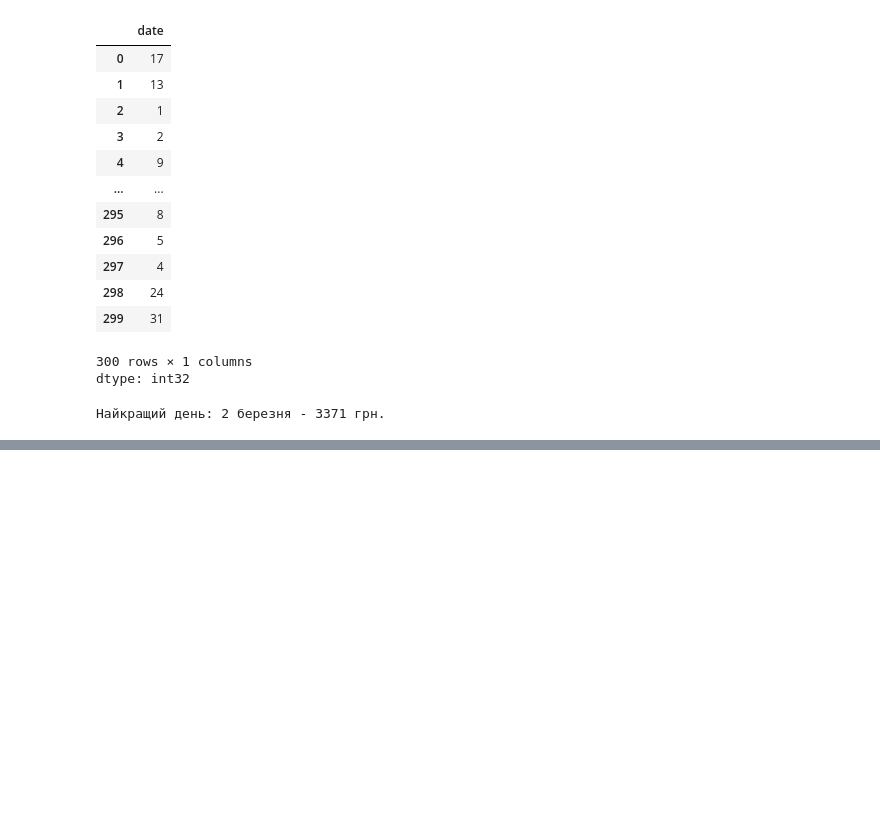
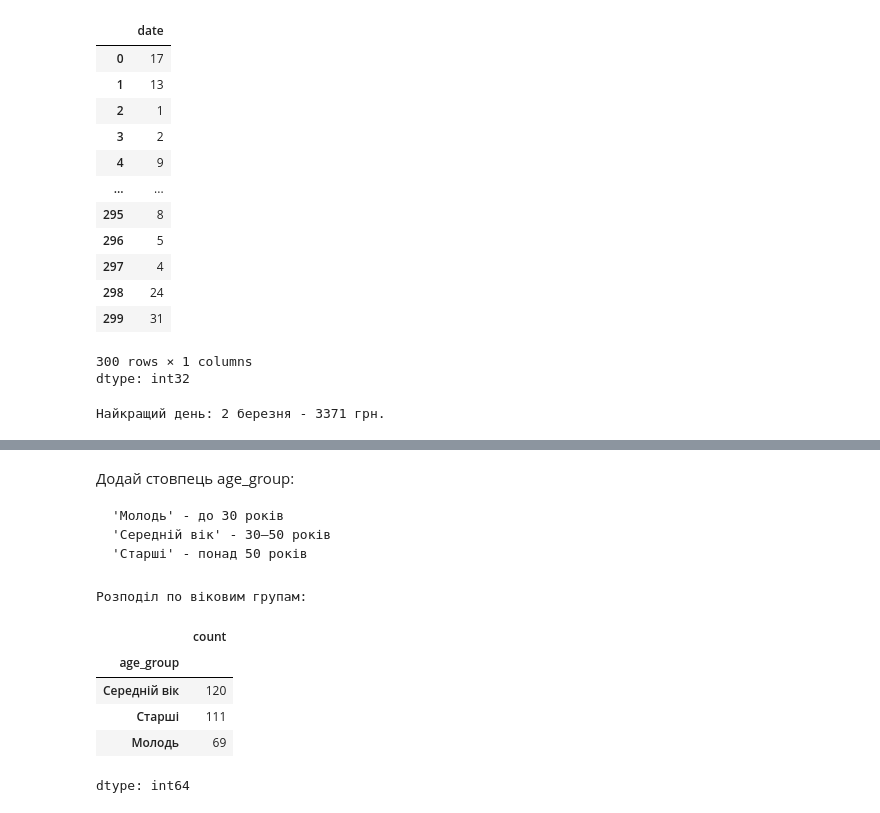
Before and after one commit to zzzer0-wav/myDTA_2026, a Jupyter notebook: projects_analysis/project_sales_analysis.ipynb, the cells around one changed output, grey strips where cells are left out. Drawn from its saved outputs; the diff is of its cells as text; code cells hidden in the pictures; blank space fills up the shorter version.

```diff
--- a/projects_analysis/project_sales_analysis.ipynb
+++ b/projects_analysis/project_sales_analysis.ipynb
@@ -482,0 +505,25 @@ Timestamp('2024-03-02 00:00:00')
+# %% [markdown]
+Додай стовпець age_group:
+
+    'Молодь' - до 30 років
+    'Середній вік' - 30–50 років
+    'Старші' - понад 50 років
+# %%
+df['age_group'] = pd.cut(
+    df['customer_age'],
+    bins=[0, 30, 50, 100],
+    labels=['Молодь', 'Cередній вік', 'Старші'],
+    right=False # [0, 30), [30, 50), [50, 100)
+)
+
+print(f'Розподіл по віковим групам:\n')
+# df.head()
+df.age_group.value_counts()
+# %% [output]
+Розподіл по віковим групам:
+|  | count |
+| age_group |  |
+| Cередній вік | 120 |
+| Старші | 111 |
+| Молодь | 69 |
+dtype: int64
```
Also changed, not shown: parts of 11 cells of this notebook.
